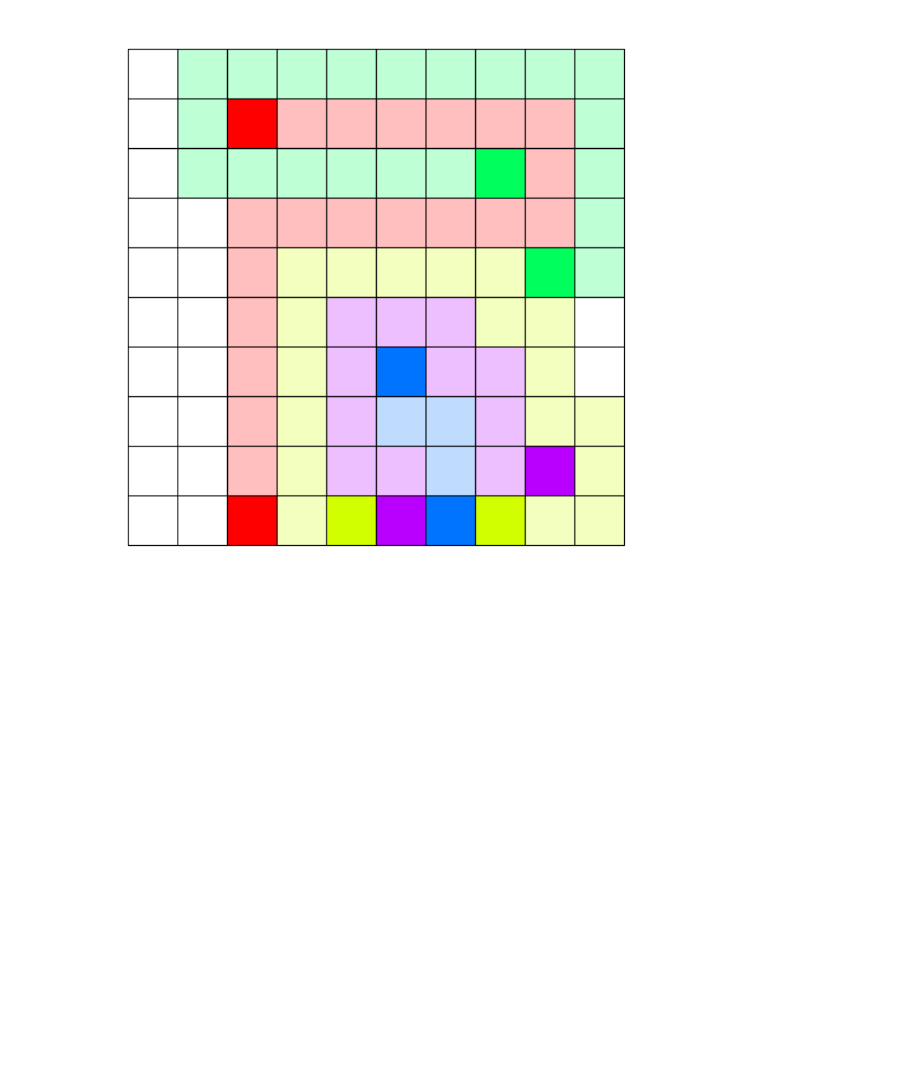
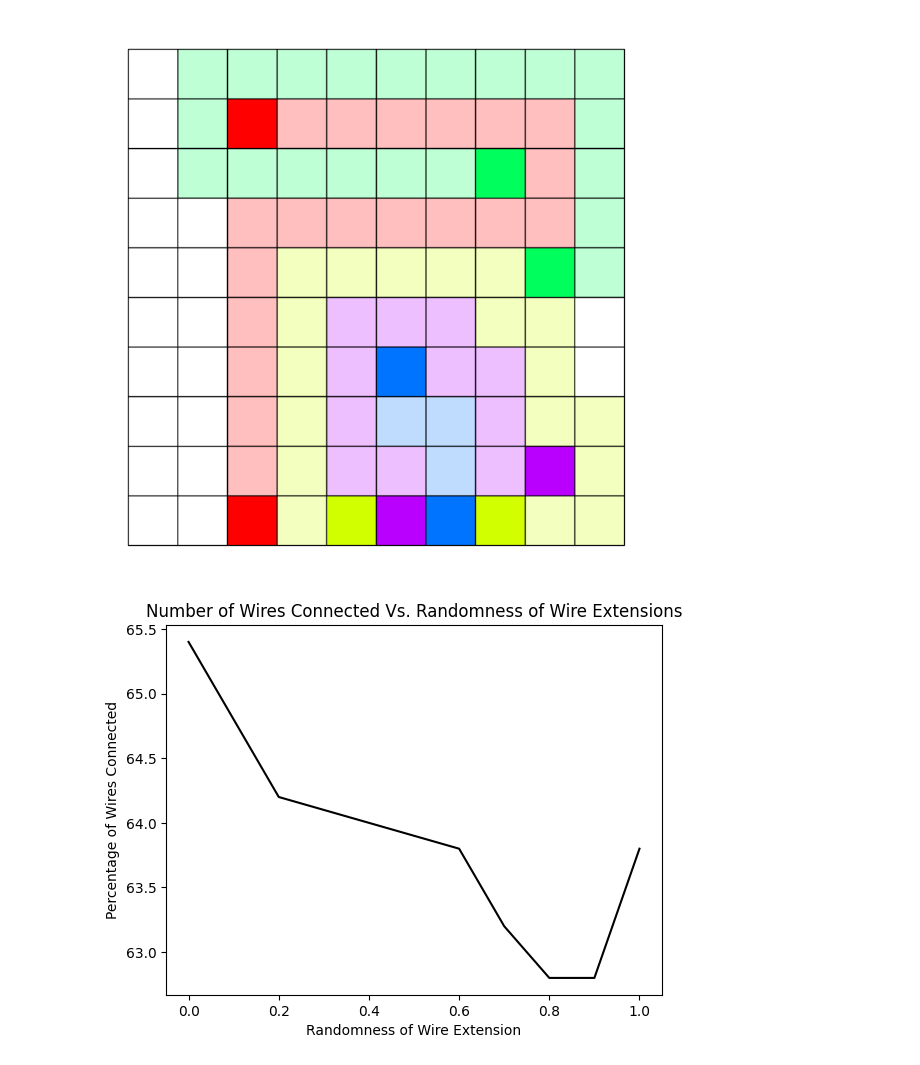
Before and after one commit to mwolinska/Routing-Board-Generation, a Jupyter notebook: testbed.ipynb, the cells around one changed output. Cells and saved outputs as stored; diff of their text form; code cells hidden in the pictures; blank space fills up the shorter version.

```diff
--- a/testbed.ipynb
+++ b/testbed.ipynb
@@ -1355,3 +1355,24 @@ env.render(state)
 #plt.savefig("/home/randy/Downloads/randomseed_randomness100.png", dpi=300)
 # %% [output]
 [figure]
+# %%
+import matplotlib.pyplot as plt
+import numpy as np
+
+
+randomness = [0,0.2, 0.4, 0.6, 0.7, 0.8, 0.9, 1.0]
+connections = [3.27, 3.21, 3.20, 3.19, 3.16, 3.14, 3.14, 3.19]
+connections = np.array(connections)*100/5
+
+# Plot the data with a blue line
+plt.plot(randomness, connections, color='black')
+
+# Add labels to the x-axis and y-axis
+plt.xlabel('Randomness of Wire Extension')
+plt.ylabel('Percentage of Wires Connected')
+plt.title("Number of Wires Connected Vs. Randomness of Wire Extensions")
+
+# Show the plot
+plt.show()
+# %% [output]
+[figure, added]
```
Also changed, not shown: parts of 3 cells of this notebook, 10 other files.
